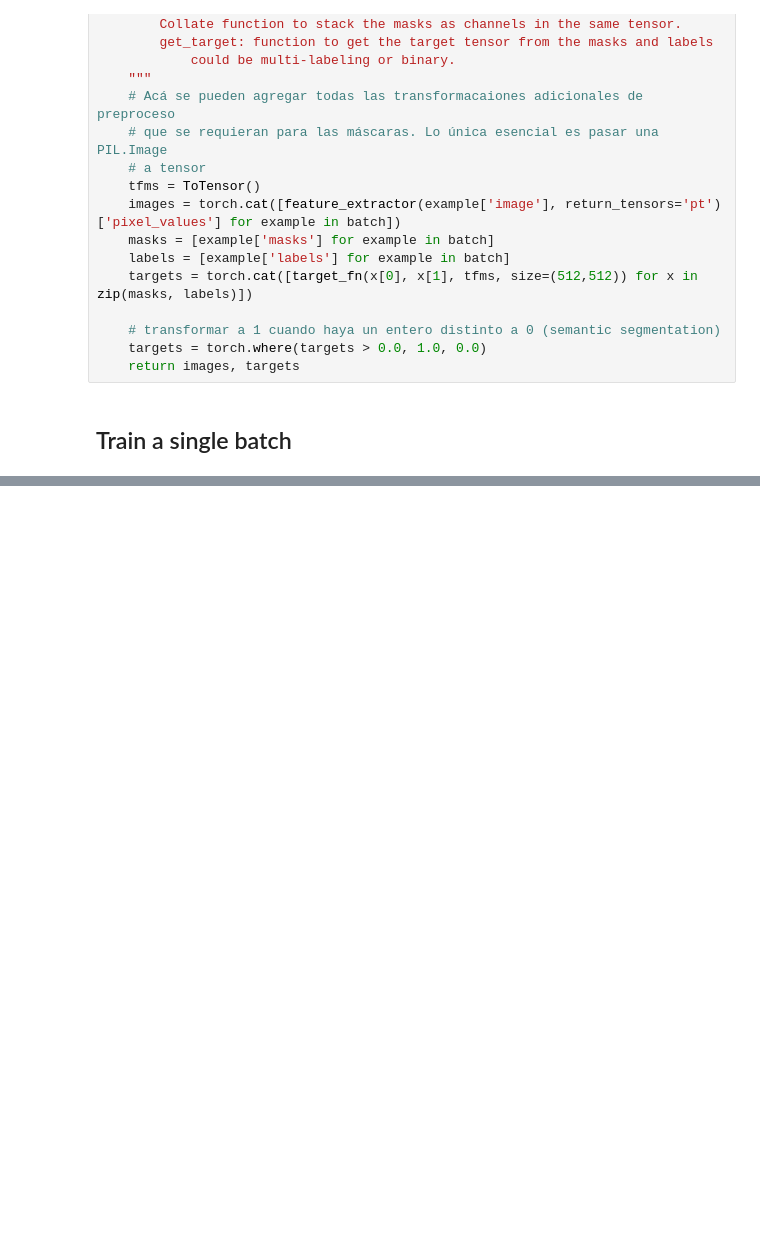
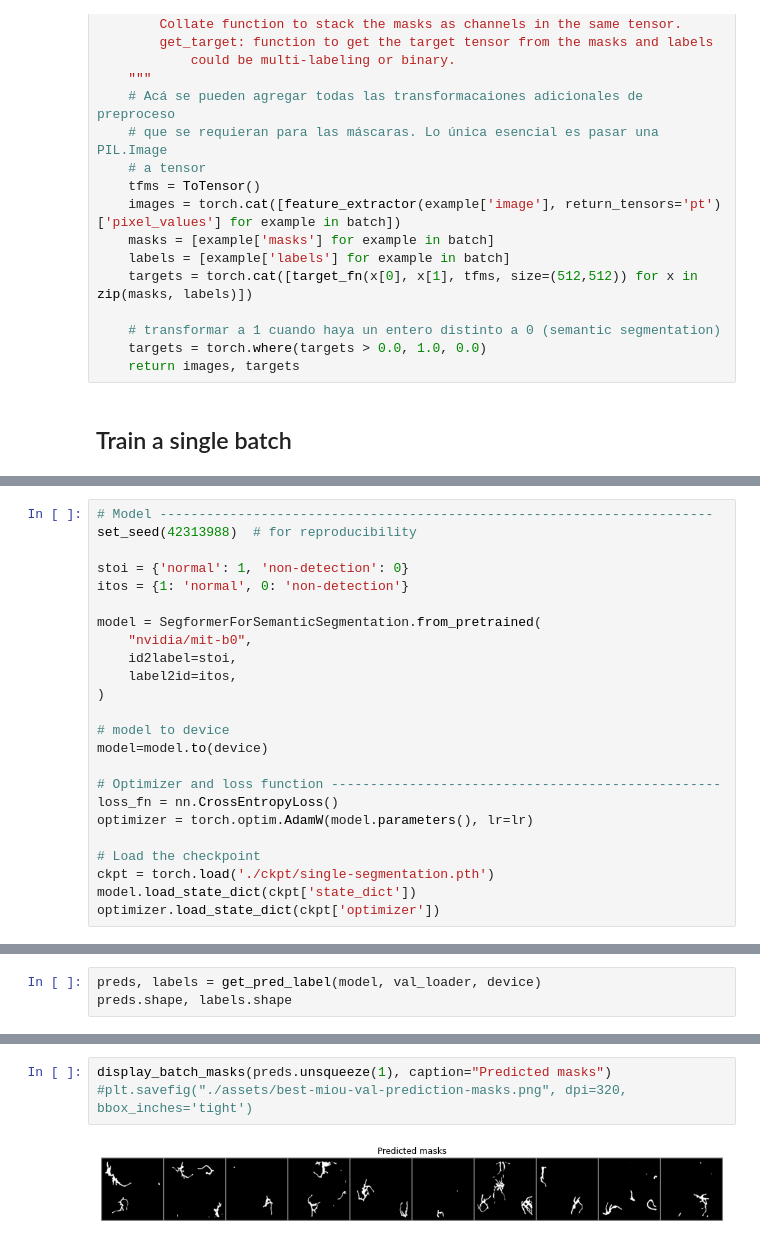
Before and after one commit to alcazar90/plant-segmentation, a Jupyter notebook: single-segmentation.ipynb, the cells around one changed output, grey strips where cells are left out. Drawn from its saved outputs; the diff is of its cells as text; blank space fills up the shorter version.

Commit message:
Update single-segmentatin pipeline and README bitacora

```diff
--- a/single-segmentation.ipynb
+++ b/single-segmentation.ipynb
@@ -176,0 +353,24 @@ display_batch_masks(yb.max(dim=1)[0].unsqueeze(1).cpu(), caption='Ground truth')
+# %%
+# Model -----------------------------------------------------------------------
+set_seed(42313988)  # for reproducibility
+
+stoi = {'normal': 1, 'non-detection': 0}
+itos = {1: 'normal', 0: 'non-detection'}
+
+model = SegformerForSemanticSegmentation.from_pretrained(
+    "nvidia/mit-b0",
+    id2label=stoi,
+    label2id=itos,
+)
+
+# model to device
+model=model.to(device)
+
+# Optimizer and loss function --------------------------------------------------
+loss_fn = nn.CrossEntropyLoss()
+optimizer = torch.optim.AdamW(model.parameters(), lr=lr)
+
+# Load the checkpoint
+ckpt = torch.load('./ckpt/single-segmentation.pth')
+model.load_state_dict(ckpt['state_dict'])
+optimizer.load_state_dict(ckpt['optimizer'])
@@ -176,0 +386,3 @@ display_batch_masks(yb.max(dim=1)[0].unsqueeze(1).cpu(), caption='Ground truth')
+# %%
+preds, labels = get_pred_label(model, val_loader, device)
+preds.shape, labels.shape
@@ -176,0 +403,5 @@ display_batch_masks(yb.max(dim=1)[0].unsqueeze(1).cpu(), caption='Ground truth')
+# %%
+display_batch_masks(preds.unsqueeze(1), caption="Predicted masks")
+#plt.savefig("./assets/best-miou-val-prediction-masks.png", dpi=320, bbox_inches='tight')
+# %% [output]
+[figure, added]
```
Also changed, not shown: parts of 30 cells of this notebook, 1 other file.
